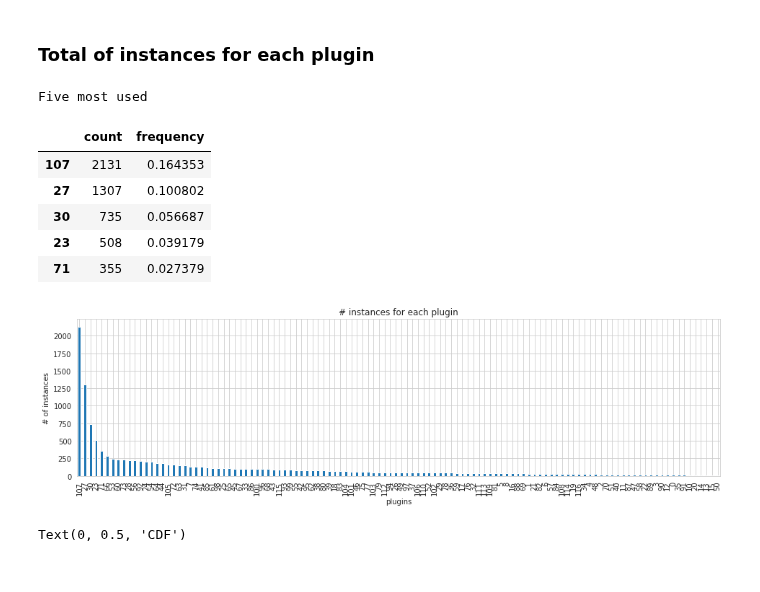
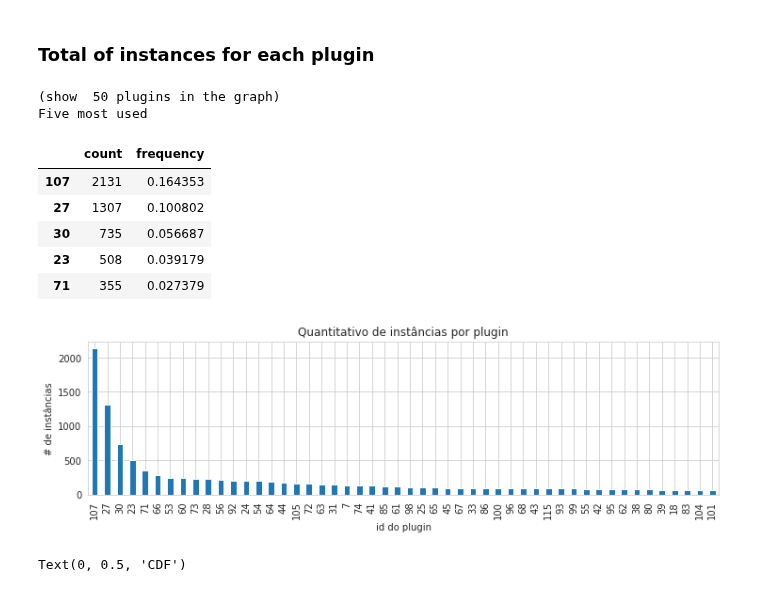
Before and after one commit to SrMouraSilva/RBM, a Jupyter notebook: experiments/notebooks/Dataset.ipynb, the cells around one changed output. Drawn from its saved outputs; the diff is of its cells as text; code cells hidden in the pictures.

Commit message:
Reorganization outputs (images)

```diff
--- a/experiments/notebooks/Dataset.ipynb
+++ b/experiments/notebooks/Dataset.ipynb
@@ -45,24 +43,28 @@ Frequency by position
 # %%
 plugins = [data[column] for column in data.columns]
 
 plugins_use = pd.concat(plugins).value_counts()
 plugins_use.name = 'total'
 
-ax = plugins_use.plot.bar(figsize=(16, 4), title='# instances for each plugin')
-ax.set_xlabel('plugins')
-ax.set_ylabel('# of instances')
+ax = plugins_use[plugins_use > 60].plot.bar(figsize=(12, 3), title='Quantitativo de instâncias por plugin')
+ax.set_xlabel('id do plugin')
+ax.set_ylabel('# de instâncias')
+
+ax.get_figure().savefig('output/instances-distribution.pdf', bbox_inches='tight')
+print('(show ', plugins_use[plugins_use > 60].shape[0], 'plugins in the graph)')
 
 print('Five most used')
 pd.DataFrame({'count': plugins_use, 'frequency': plugins_use/plugins_use.sum()}).head()
 # %% [output]
+(show  50 plugins in the graph)
 Five most used
 |  | count | frequency |
 | 107 | 2131 | 0.164353 |
 | 27 | 1307 | 0.100802 |
 | 30 | 735 | 0.056687 |
 | 23 | 508 | 0.039179 |
 | 71 | 355 | 0.027379 |
-[figure, old version]
+[figure, new version]
 # %%
 frame = pd.DataFrame({'plugins': plugins_use, 'cdf': np.cumsum(plugins_use) / plugins_use.sum()})
 ax = frame['cdf'].plot.bar(title='CDF of above graph', figsize=(16, 4))
```
Also changed, not shown: parts of 3 cells of this notebook, 23 other files.
